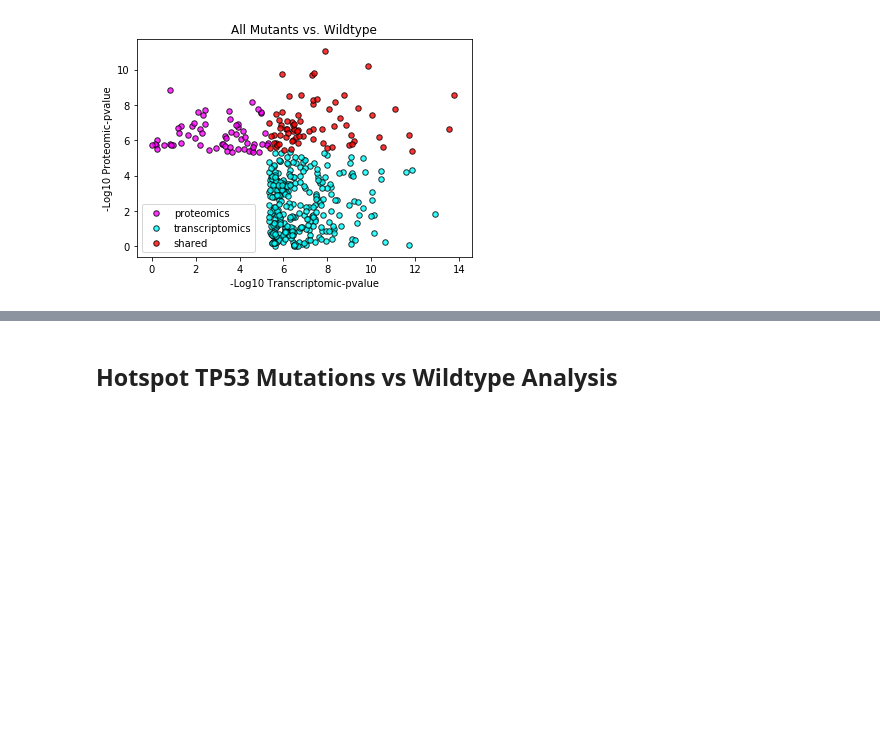
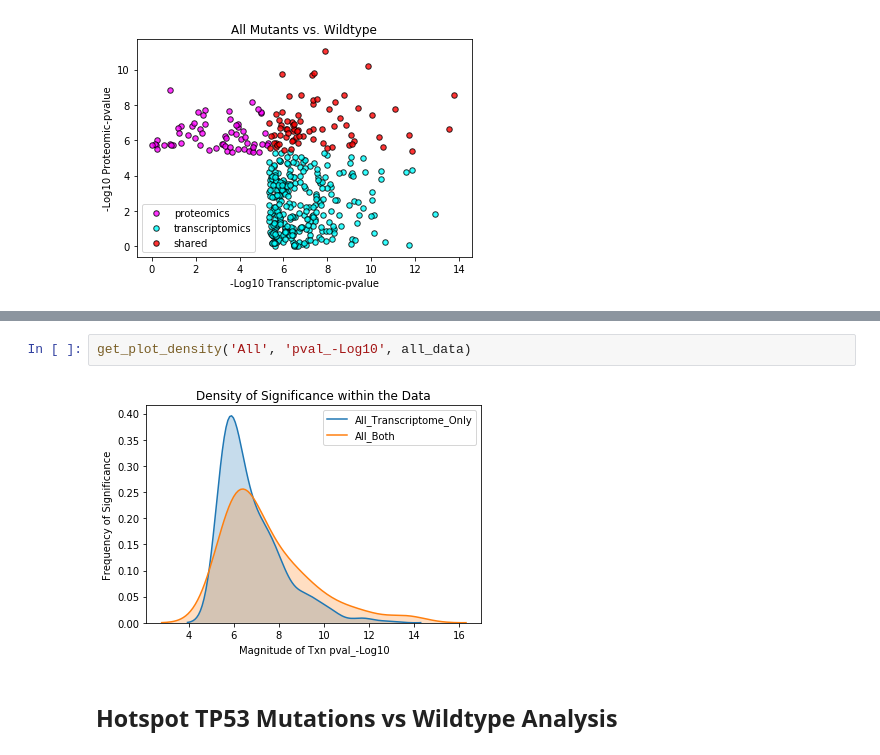
Before and after one commit to PayneLab/UCEC-clinical-stat-analysis, a Jupyter notebook: Protein_Notebooks/TP53/Transcriptome_Analysis/TP53_Transcriptome_Vs_Proteome_Unique_Analysis.ipynb, the cells around one changed output, grey strips where cells are left out. Saved outputs shown, nothing was run; the diff lists cells and outputs as text; blank space fills up the shorter version.

```diff
--- a/Protein_Notebooks/TP53/Transcriptome_Analysis/TP53_Transcriptome_Vs_Proteome_Unique_Analysis.ipynb
+++ b/Protein_Notebooks/TP53/Transcriptome_Analysis/TP53_Transcriptome_Vs_Proteome_Unique_Analysis.ipynb
@@ -265,3 +306,7 @@ get_plot_density('All', 'Mean_Dif', all_data, 'Transcriptome Mean Difference', '
+# %%
+get_plot_density('All', 'pval_-Log10', all_data)
+# %% [output]
+[figure, added]
 # %% [markdown]
 ## Hotspot TP53 Mutations vs Wildtype Analysis
 # %%
```
Also changed, not shown: parts of 11 cells of this notebook.
